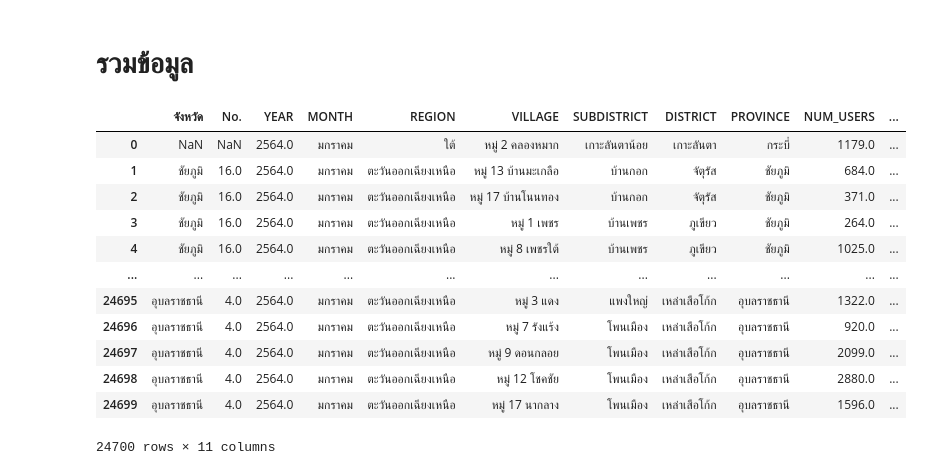
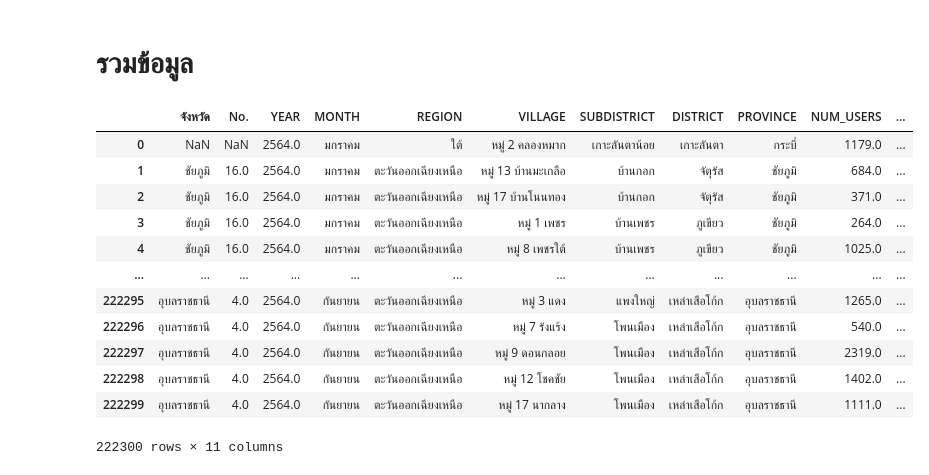
Before and after one commit to team0243/data_viz_2022, a Jupyter notebook: data_viz_project.ipynb, the cells around one changed output. Saved outputs shown, nothing was run; the diff lists cells and outputs as text; code cells hidden in the pictures.

```diff
--- a/data_viz_project.ipynb
+++ b/data_viz_project.ipynb
@@ -929,0 +915,6 @@ dtype: bool
+# %%
+data_file_path = os.path.join(path,'usage_64_sep.xlsx')   # ดึงไฟล์จากไดร์ฟที่เราต้องการ
+data_39 = pd.read_excel(data_file_path)   # อ่านไฟล์ excel
+# %%
+data_internet = pd.concat([data_31,data_32,data_33,data_34,data_35,data_36,data_37,data_38,data_39])
+data_internet #รวมตาราง data31-39
@@ -930,6 +955,6 @@ dtype: bool
 # %%
-data_e2 = data_e[['YEAR','MONTH','REGION','VILLAGE','SUBDISTRICT','DISTRICT','PROVINCE','NUM_USERS','NUM_DEVICES']]
-data_e2
+data_internet1 = data_internet[['YEAR','MONTH','REGION','VILLAGE','SUBDISTRICT','DISTRICT','PROVINCE','NUM_USERS','NUM_DEVICES']]
+data_internet1 # เลือกเฉพาะคอลัมน์ที่ต้องการ
 # %% [output]
 |  | YEAR | MONTH | REGION | VILLAGE | SUBDISTRICT | DISTRICT | PROVINCE | NUM_USERS | NUM_DEVICES |
 | 0 | 2564.0 | มกราคม | ภ.4 | หมู่ 2 คลองหมาก | เกาะลันตาน้อย | เกาะลันตา | กระบี่ | 1179.0 | 168.0 |
@@ -951,5 +976,5 @@ set(data_e2['REGION'])
 # %%
-data_e2.replace({'น.2':'กลาง', 'น.3':'กลาง', 'น.4':'กลาง', 'ภ.1':'กลาง', 'ภ.2':'ตะวันออกเฉียงเหนือ', 'ภ.3':'เหนือ','ภ.4':'ใต้','ภ.5':'ตะวันออก'},inplace=True)
+data_internet1.replace({'น.2':'กลาง', 'น.3':'กลาง', 'น.4':'กลาง', 'ภ.1':'กลาง', 'ภ.2':'ตะวันออกเฉียงเหนือ', 'ภ.3':'เหนือ','ภ.4':'ใต้','ภ.5':'ตะวันออก'},inplace=True) #แทนที่ด้วยค่าที่เหมาะสม
 # %% [output]
 A value is trying to be set on a copy of a slice from a DataFrame
 
@@ -994,19 +1019,19 @@ data_e2
 # %% [markdown]
 # รวมข้อมูล
 # %%
-data_12345 = list_of_province.merge(data_e2,how='right',left_on = 'จังหวัด',right_on ='PROVINCE')
-data_12345
+data_allall = list_of_province.merge(data_internet1,how='right',left_on = 'จังหวัด',right_on ='PROVINCE') # ทำการเชื่อมตารางโดยใช้ คีย์หลัก คือ จังหวัดกับ PROVINCE
+data_allall
 # %% [output]
 |  | จังหวัด | No. | YEAR | MONTH | REGION | VILLAGE | SUBDISTRICT | DISTRICT | PROVINCE | NUM_USERS | ... |
 | 0 | NaN | NaN | 2564.0 | มกราคม | ใต้ | หมู่ 2 คลองหมาก | เกาะลันตาน้อย | เกาะลันตา | กระบี่ | 1179.0 | ... |
 | 1 | ชัยภูมิ | 16.0 | 2564.0 | มกราคม | ตะวันออกเฉียงเหนือ | หมู่ 13 บ้านมะเกลือ | บ้านกอก | จัตุรัส | ชัยภูมิ | 684.0 | ... |
 | 2 | ชัยภูมิ | 16.0 | 2564.0 | มกราคม | ตะวันออกเฉียงเหนือ | หมู่ 17 บ้านโนนทอง | บ้านกอก | จัตุรัส | ชัยภูมิ | 371.0 | ... |
 | 3 | ชัยภูมิ | 16.0 | 2564.0 | มกราคม | ตะวันออกเฉียงเหนือ | หมู่ 1 เพชร | บ้านเพชร | ภูเขียว | ชัยภูมิ | 264.0 | ... |
 | 4 | ชัยภูมิ | 16.0 | 2564.0 | มกราคม | ตะวันออกเฉียงเหนือ | หมู่ 8 เพชรใต้ | บ้านเพชร | ภูเขียว | ชัยภูมิ | 1025.0 | ... |
 | ... | ... | ... | ... | ... | ... | ... | ... | ... | ... | ... | ... |
-| 24695 | อุบลราชธานี | 4.0 | 2564.0 | มกราคม | ตะวันออกเฉียงเหนือ | หมู่ 3 แดง | แพงใหญ่ | เหล่าเสือโก้ก | อุบลราชธานี | 1322.0 | ... |
-| 24696 | อุบลราชธานี | 4.0 | 2564.0 | มกราคม | ตะวันออกเฉียงเหนือ | หมู่ 7 รังแร้ง | โพนเมือง | เหล่าเสือโก้ก | อุบลราชธานี | 920.0 | ... |
-| 24697 | อุบลราชธานี | 4.0 | 2564.0 | มกราคม | ตะวันออกเฉียงเหนือ | หมู่ 9 ดอนกลอย | โพนเมือง | เหล่าเสือโก้ก | อุบลราชธานี | 2099.0 | ... |
-| 24698 | อุบลราชธานี | 4.0 | 2564.0 | มกราคม | ตะวันออกเฉียงเหนือ | หมู่ 12 โชคชัย | โพนเมือง | เหล่าเสือโก้ก | อุบลราชธานี | 2880.0 | ... |
-| 24699 | อุบลราชธานี | 4.0 | 2564.0 | มกราคม | ตะวันออกเฉียงเหนือ | หมู่ 17 นากลาง | โพนเมือง | เหล่าเสือโก้ก | อุบลราชธานี | 1596.0 | ... |
+| 222295 | อุบลราชธานี | 4.0 | 2564.0 | กันยายน | ตะวันออกเฉียงเหนือ | หมู่ 3 แดง | แพงใหญ่ | เหล่าเสือโก้ก | อุบลราชธานี | 1265.0 | ... |
+| 222296 | อุบลราชธานี | 4.0 | 2564.0 | กันยายน | ตะวันออกเฉียงเหนือ | หมู่ 7 รังแร้ง | โพนเมือง | เหล่าเสือโก้ก | อุบลราชธานี | 540.0 | ... |
+| 222297 | อุบลราชธานี | 4.0 | 2564.0 | กันยายน | ตะวันออกเฉียงเหนือ | หมู่ 9 ดอนกลอย | โพนเมือง | เหล่าเสือโก้ก | อุบลราชธานี | 2319.0 | ... |
+| 222298 | อุบลราชธานี | 4.0 | 2564.0 | กันยายน | ตะวันออกเฉียงเหนือ | หมู่ 12 โชคชัย | โพนเมือง | เหล่าเสือโก้ก | อุบลราชธานี | 1402.0 | ... |
+| 222299 | อุบลราชธานี | 4.0 | 2564.0 | กันยายน | ตะวันออกเฉียงเหนือ | หมู่ 17 นากลาง | โพนเมือง | เหล่าเสือโก้ก | อุบลราชธานี | 1111.0 | ... |
-24700 rows × 11 columns
+222300 rows × 11 columns
```
Also changed, not shown: parts of 37 cells of this notebook.
